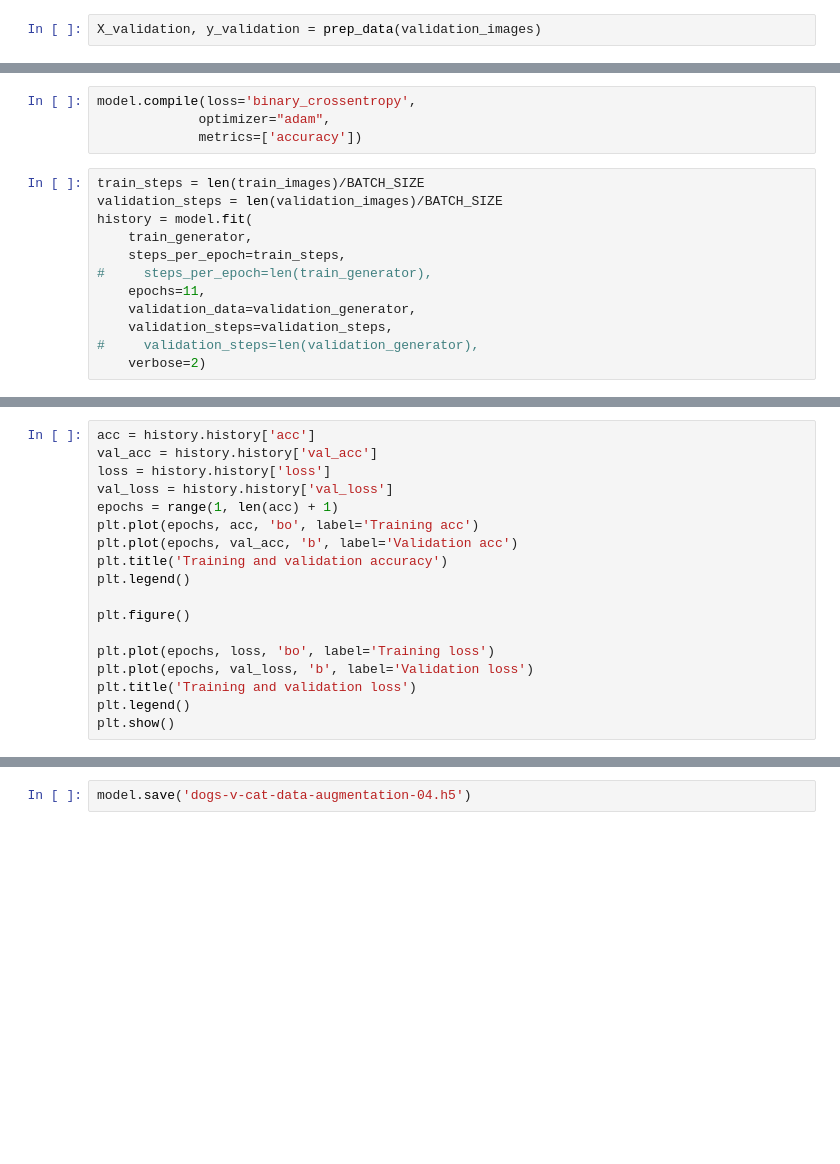
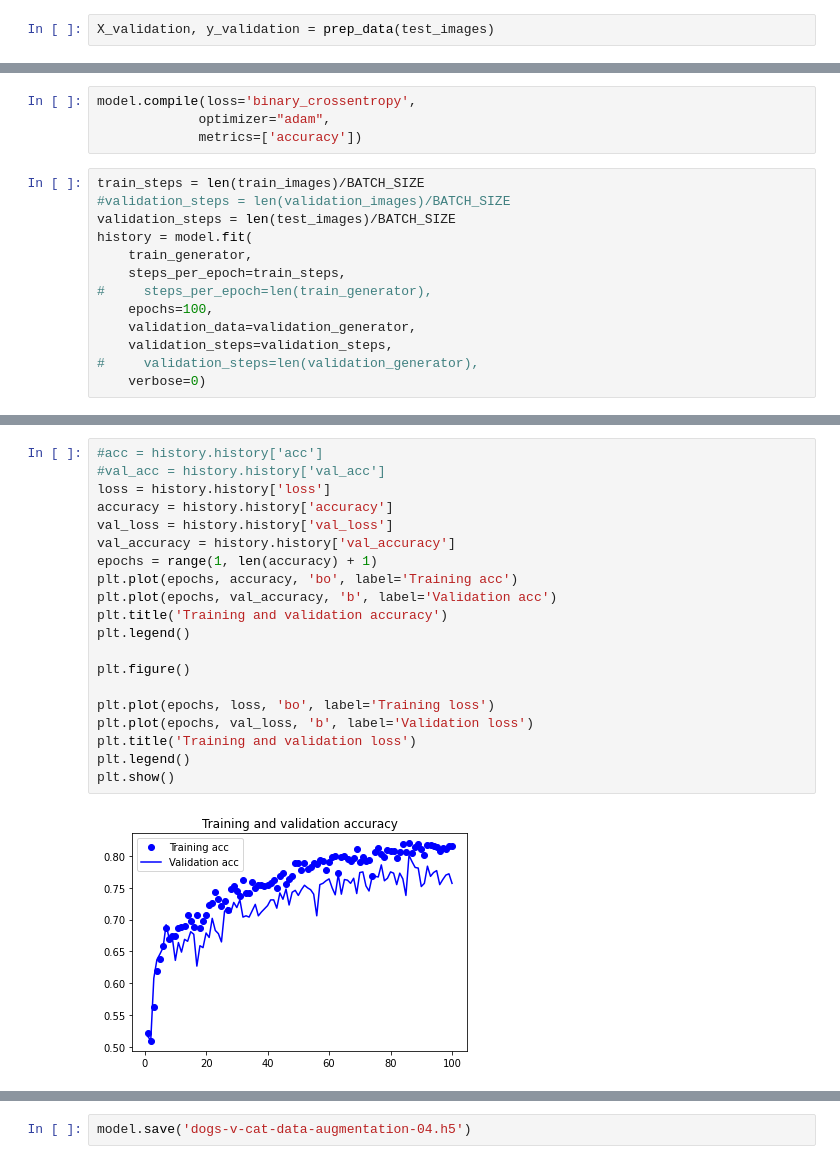
Before and after one commit to InsperCoding/data-augmentation, a Jupyter notebook: classifier.ipynb, the cells around one changed output, grey strips where cells are left out. Cells and saved outputs as stored; diff of their text form; blank space fills up the shorter version.

Commit message:
predição e plots feitos

```diff
--- a/classifier.ipynb
+++ b/classifier.ipynb
@@ -90,6 +93,6 @@ Starting
 Processed 1000 of 1900
 Processed 1900 of 1900
 # %%
-X_validation, y_validation = prep_data(validation_images)
+X_validation, y_validation = prep_data(test_images)
 # %% [output]
 Starting
@@ -182,13 +185,14 @@ model.compile(loss='binary_crossentropy',
              metrics=['accuracy'])
 # %%
 train_steps = len(train_images)/BATCH_SIZE
-validation_steps = len(validation_images)/BATCH_SIZE
+#validation_steps = len(validation_images)/BATCH_SIZE
+validation_steps = len(test_images)/BATCH_SIZE
 history = model.fit(
     train_generator,
     steps_per_epoch=train_steps,
 #     steps_per_epoch=len(train_generator),
-    epochs=11,
+    epochs=100,
     validation_data=validation_generator,
     validation_steps=validation_steps,
 #     validation_steps=len(validation_generator),
-    verbose=2)
+    verbose=0)
@@ -197,18 +208,22 @@ Epoch 1/11
 # %%
-acc = history.history['acc']
-val_acc = history.history['val_acc']
+#acc = history.history['acc']
+#val_acc = history.history['val_acc']
 loss = history.history['loss']
+accuracy = history.history['accuracy']
 val_loss = history.history['val_loss']
-epochs = range(1, len(acc) + 1)
-plt.plot(epochs, acc, 'bo', label='Training acc')
-plt.plot(epochs, val_acc, 'b', label='Validation acc')
+val_accuracy = history.history['val_accuracy']
+epochs = range(1, len(accuracy) + 1)
+plt.plot(epochs, accuracy, 'bo', label='Training acc')
+plt.plot(epochs, val_accuracy, 'b', label='Validation acc')
 plt.title('Training and validation accuracy')
 plt.legend()
 
 plt.figure()
 
 plt.plot(epochs, loss, 'bo', label='Training loss')
 plt.plot(epochs, val_loss, 'b', label='Validation loss')
 plt.title('Training and validation loss')
 plt.legend()
 plt.show()
+# %% [output]
+[figure, added]
```
Also changed, not shown: parts of 13 cells of this notebook.
